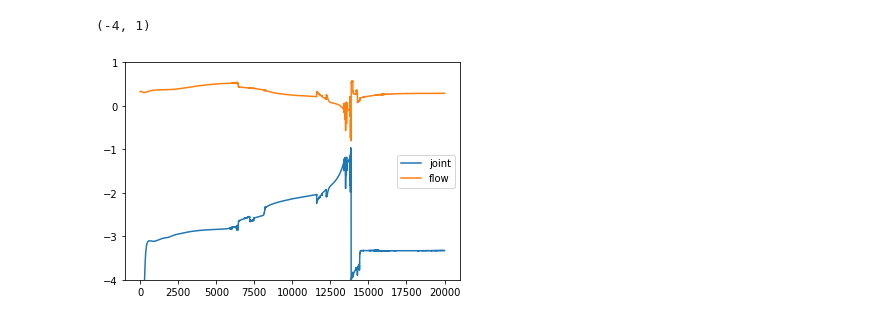
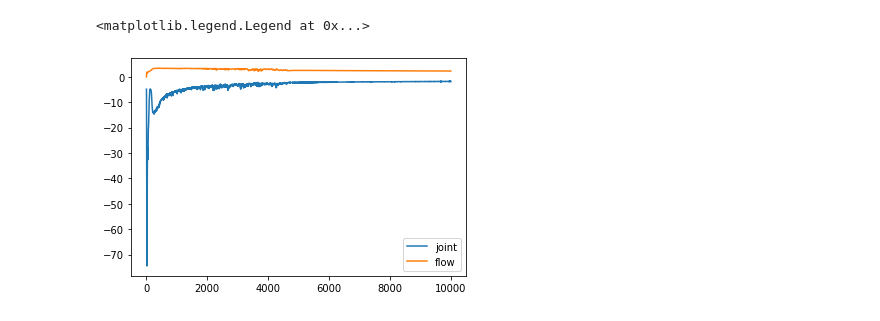
Before and after one commit to CoopLo/normalizingflows, a Jupyter notebook: flows2.ipynb, the cells around one changed output. Cells and saved outputs as stored; diff of their text form; code cells hidden in the pictures.

```diff
--- a/flows2.ipynb
+++ b/flows2.ipynb
@@ -16,3 +20,22 @@ def u1(z, N=1):
+# %%
+# Parameters
+
+h = np.tanh
+
+u = u2
+
+q_0_mu = np.array([0,0])
+q_0_sigma = 1
+D = q_0_mu.shape[0]
+num_samples = 1000
+
+num_flows = 10
+lambda_flows = np.array([np.array([1., 1., 0., 0., 0.])]*num_flows)
+
+m = 10000
+step_size = .01
+
+use_adam = True
 # %%
 X, Y = numpy.mgrid[-4:4:0.05, -4:4:0.05]
 dat = np.dstack((X, Y))
@@ -26,18 +49,3 @@ plt.show()
-# %%
-# Parameters
-
-h = np.tanh
-
-q_0_mu = np.array([0,0])
-q_0_sigma = 1
-D = q_0_mu.shape[0]
-num_samples = 1000
-
-num_flows = 4
-lambda_flows = np.array([np.array([1., 0., 4., 5., 0.])]*num_flows)
-
-m = 20000
-step_size = .01
 # %%
 # Samples from initial distribution
 samples = np.random.multivariate_normal(q_0_mu, q_0_sigma*np.eye(D), num_samples)
@@ -133,8 +158,8 @@ for i in tqdm(range(m)):
 # %%
 plt.plot(joint_hist, label='joint')
 plt.plot(flow_hist, label='flow')
 plt.legend()
-plt.ylim((-4, 1))
+# plt.ylim((-4, 1))
 # %% [output]
-(-4, 1)
+<matplotlib.legend.Legend at 0x...>
-[figure, old version]
+[figure, new version]
```
Also changed, not shown: parts of 11 cells of this notebook.
